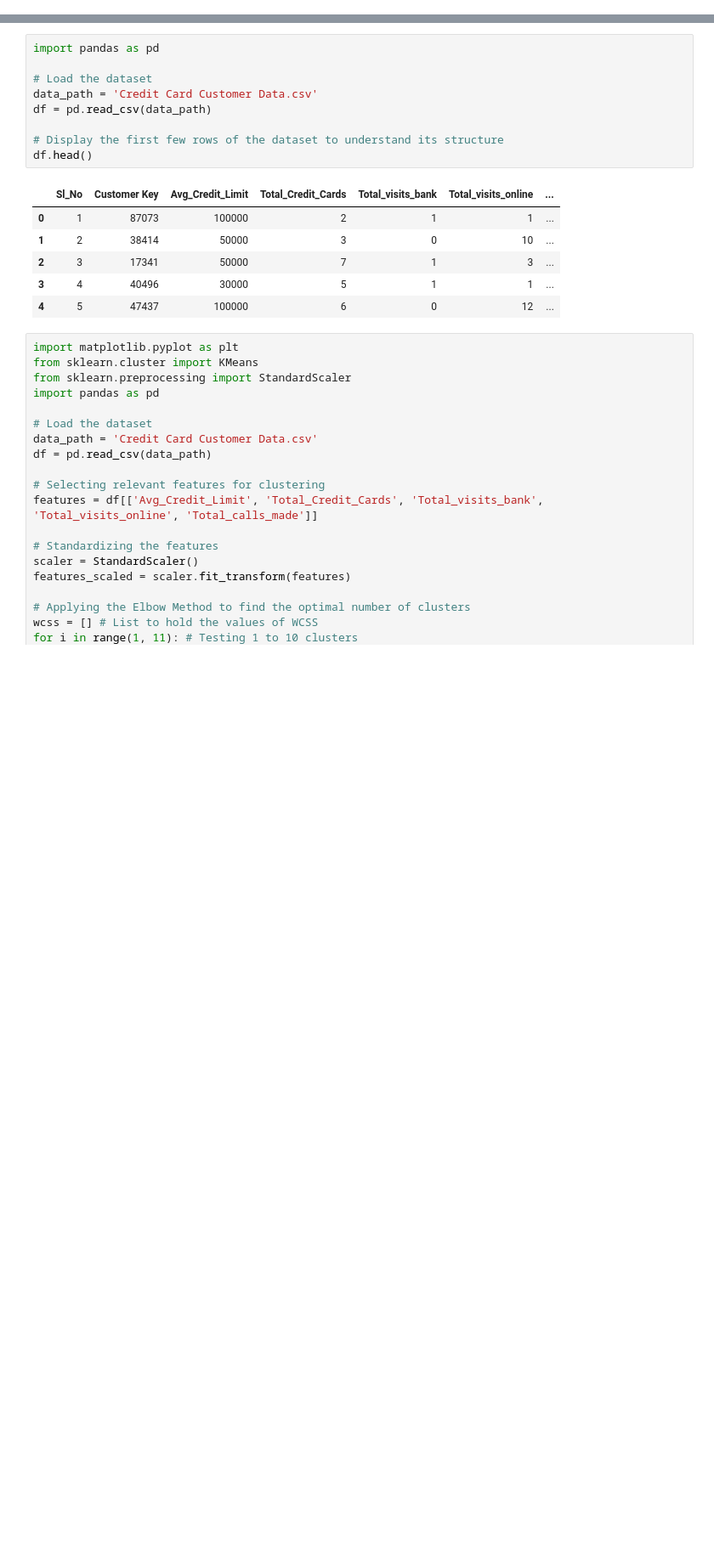
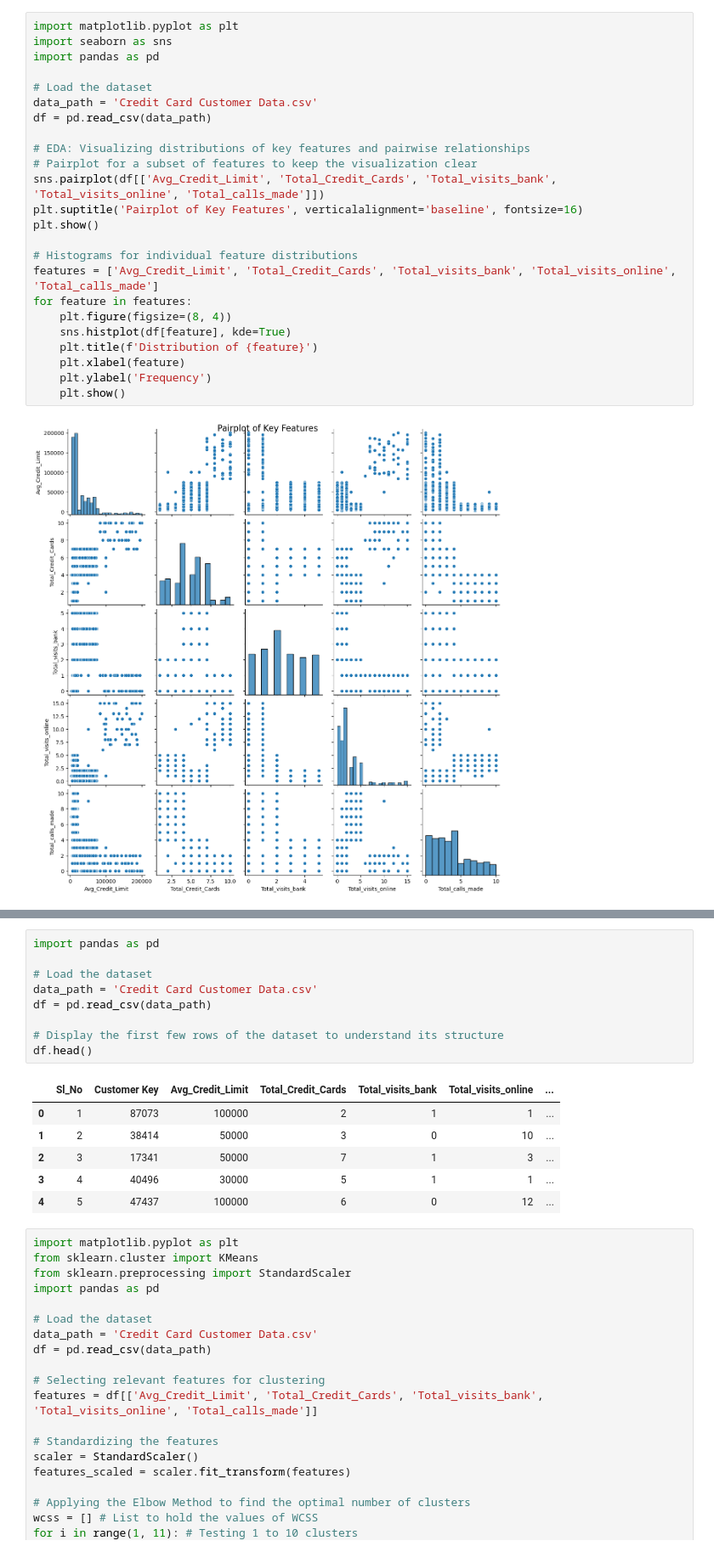
Before and after one commit to shy19007/INDE577_Fianl_Project, a Jupyter notebook: Unsupervised Learning/7_K-Means/K-Means_7.ipynb, the cells around one changed output, grey strips where cells are left out. Shown at 85% size. Cells and saved outputs as stored; diff of their text form; blank space fills up the shorter version.

```diff
--- a/Unsupervised Learning/7_K-Means/K-Means_7.ipynb
+++ b/Unsupervised Learning/7_K-Means/K-Means_7.ipynb
@@ -60,0 +49,26 @@ Let's proceed by standardizing the feature columns and then applying k-Means Clu
+# %%
+import matplotlib.pyplot as plt
+import seaborn as sns
+import pandas as pd
+
+# Load the dataset
+data_path = 'Credit Card Customer Data.csv'
+df = pd.read_csv(data_path)
+
+# EDA: Visualizing distributions of key features and pairwise relationships
+# Pairplot for a subset of features to keep the visualization clear
+sns.pairplot(df[['Avg_Credit_Limit', 'Total_Credit_Cards', 'Total_visits_bank', 'Total_visits_online', 'Total_calls_made']])
+plt.suptitle('Pairplot of Key Features', verticalalignment='baseline', fontsize=16)
+plt.show()
+
+# Histograms for individual feature distributions
+features = ['Avg_Credit_Limit', 'Total_Credit_Cards', 'Total_visits_bank', 'Total_visits_online', 'Total_calls_made']
+for feature in features:
+    plt.figure(figsize=(8, 4))
+    sns.histplot(df[feature], kde=True)
+    plt.title(f'Distribution of {feature}')
+    plt.xlabel(feature)
+    plt.ylabel('Frequency')
+    plt.show()
+# %% [output]
+[figure, added]
```
Also changed, not shown: parts of 8 cells of this notebook.
